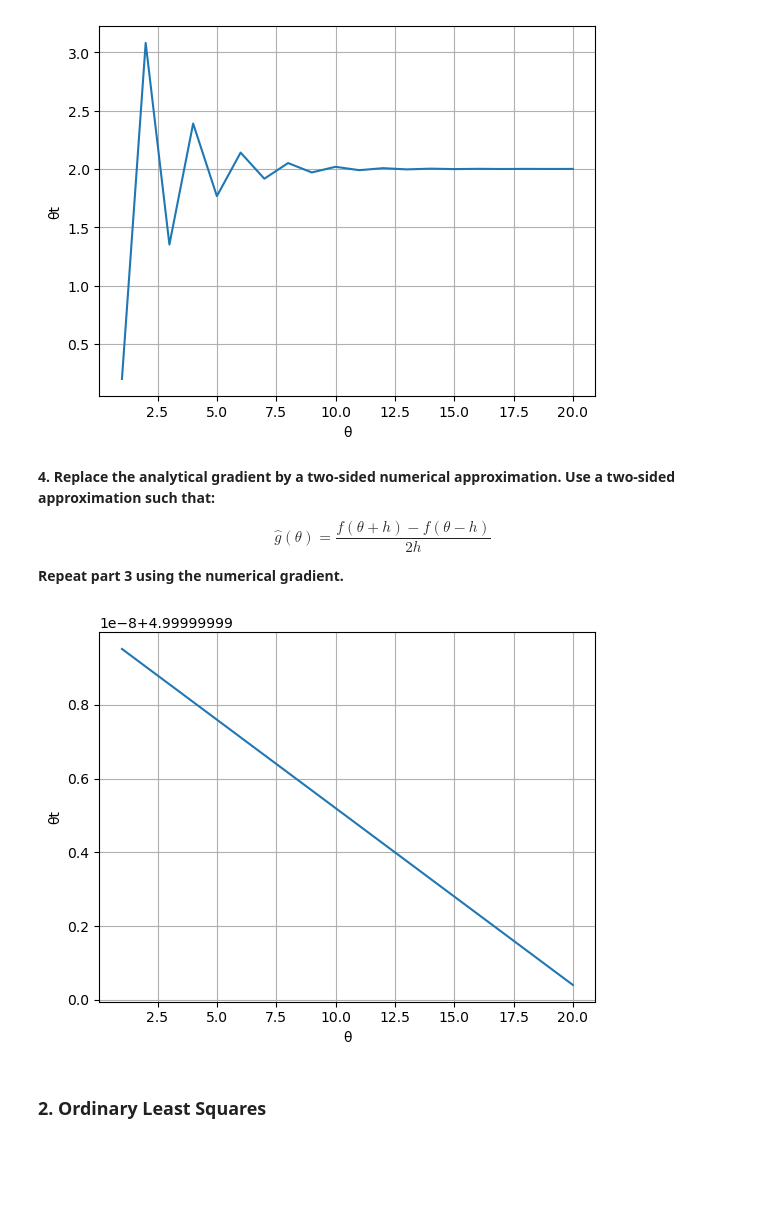
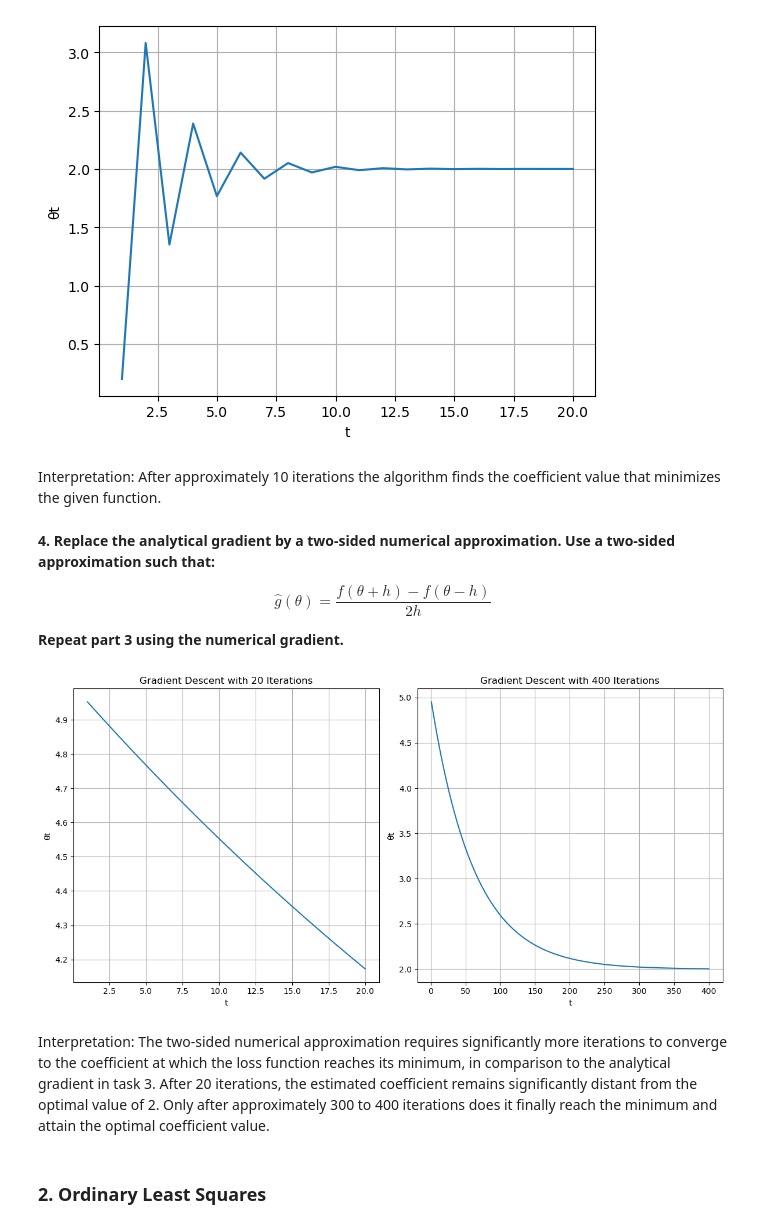
Before and after one commit to Marius057/Econometrics_MachineLearning, a Jupyter notebook: Lab2.ipynb, the cells around one changed output. Saved outputs shown, nothing was run; the diff lists cells and outputs as text; code cells hidden in the pictures; blank space fills up the shorter version.

```diff
--- a/Lab2.ipynb
+++ b/Lab2.ipynb
@@ -73,6 +75,9 @@ plt.grid(True)
 plt.show()
 # %% [output]
 [figure]
+# %% [markdown]
+Interpretation: </br>
+After approximately 10 iterations the algorithm finds the coefficient value that minimizes the given function.
 # %% [markdown]
 **4. Replace the analytical gradient by a two-sided numerical approximation. Use a two-sided approximation such that:**
 
@@ -82,34 +87,49 @@ $$\hat{g}(\theta)=\frac{f(\theta+h)-f(\theta-h)}{2 h}$$
 # %%
 def function(theta):
     f = (theta - 2)**2 + 5
     return f
 
-def gradient_descent(n_iter, init_theta, lr):
+def gradient_descent(n_iter, theta, lr):
 
     t_list = []
     theta_t_list = []
 
-    theta = init_theta
-    h = 0.00001
+    h = 0.1
 
     for t in range(1,n_iter+1):
-        theta = theta - lr * ((function(theta+h) - function(theta-h)) / 2*h)
-
+        grad = ((function(theta+h)) - (function(theta-h))) / 2*h
+        theta = theta - lr * grad
         t_list.append(t)
         theta_t_list.append(theta)
 
     return t_list, theta_t_list
 
-xs, ys = gradient_descent(n_iter=20, init_theta=5, lr=0.8)
+x, y = gradient_descent(n_iter=20, theta=5, lr=0.8)
+j, k = gradient_descent(n_iter=400, theta=5, lr=0.8)
 
-plt.plot(xs, ys)
+fig, axs = plt.subplots(1, 2, figsize=(12, 6))
 
-plt.xlabel('θ')
-plt.ylabel('θt')
-plt.grid(True)
+# Plotting x and y
+axs[0].plot(x, y)
+axs[0].set_xlabel('t')
+axs[0].set_ylabel('θt')
+axs[0].set_title('Gradient Descent with 20 Iterations')
+axs[0].grid(True)
+
+# Plotting k and j
+axs[1].plot(j, k)
+axs[1].set_xlabel('t')
+axs[1].set_ylabel('θt')
+axs[1].set_title('Gradient Descent with 400 Iterations')
+axs[1].grid(True)
+
+plt.tight_layout()
 plt.show()
 # %% [output]
-[figure, old version]
+[figure, new version]
+# %% [markdown]
+Interpretation: </br>
+The two-sided numerical approximation requires significantly more iterations to converge to the coefficient at which the loss function reaches its minimum, in comparison to the analytical gradient in task 3. After 20 iterations, the estimated coefficient remains significantly distant from the optimal value of 2. Only after approximately 300 to 400 iterations does it finally reach the minimum and attain the optimal coefficient value.
 # %% [markdown]
 ### 2. Ordinary Least Squares
 # %%
```
Also changed, not shown: parts of 5 cells of this notebook, 1 other file.
